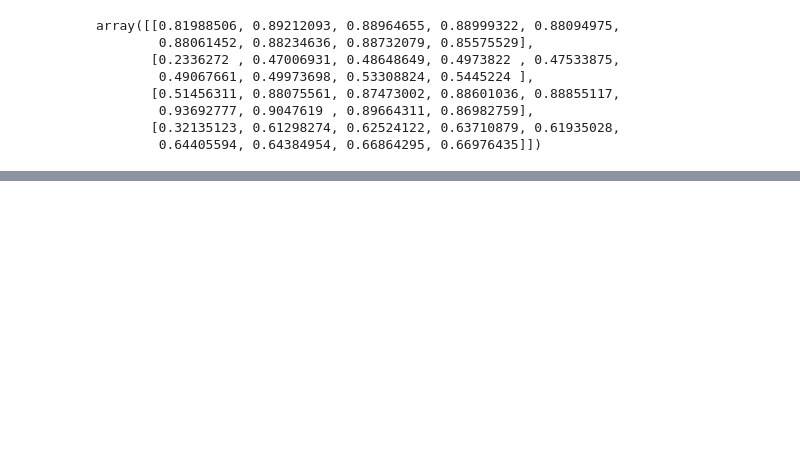
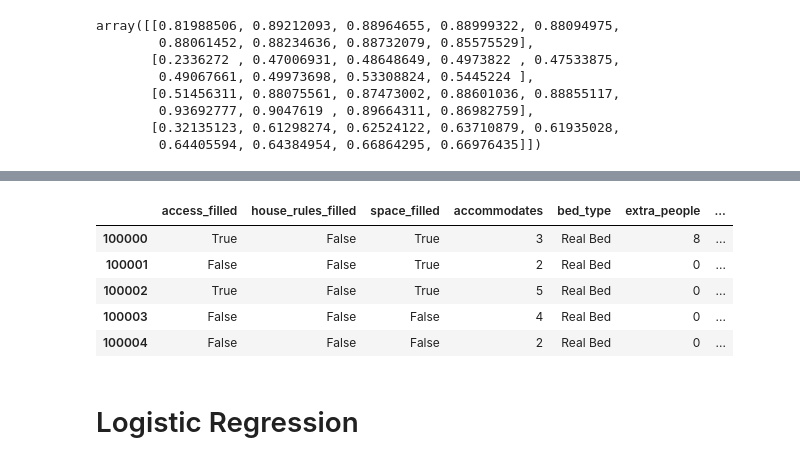
Before and after one commit to julia-git/capstone_airbnb, a Jupyter notebook: RandomForest.ipynb, the cells around one changed output, grey strips where cells are left out. Cells and saved outputs as stored; diff of their text form; code cells hidden in the pictures; blank space fills up the shorter version.

Commit message:
logistic model

```diff
--- a/RandomForest.ipynb
+++ b/RandomForest.ipynb
@@ -45,3 +44,5 @@ from sklearn.model_selection import train_test_split
 from sklearn.metrics import accuracy_score, confusion_matrix, recall_score, precision_score, f1_score
 from sklearn.preprocessing import LabelEncoder
 import pickle
+# %%
+df_sf_2017.loc[df_sf_2017.cancellation_policy == 'flexible_new', 'cancellation_policy'] = "flexible"
@@ -143,0 +190,11 @@ print(f1_score_2017)
+# %%
+df_sf_2017[columns_to_keep].head()
+# %% [output]
+|  | access_filled | house_rules_filled | space_filled | accommodates | bed_type | extra_people | ... |
+| 100000 | True | False | True | 3 | Real Bed | 8 | ... |
+| 100001 | False | False | True | 2 | Real Bed | 0 | ... |
+| 100002 | True | False | True | 5 | Real Bed | 0 | ... |
+| 100003 | False | False | False | 4 | Real Bed | 0 | ... |
+| 100004 | False | False | False | 2 | Real Bed | 0 | ... |
+# %% [markdown]
+# Logistic Regression
```
Also changed, not shown: parts of 22 cells of this notebook, 1 other file.
